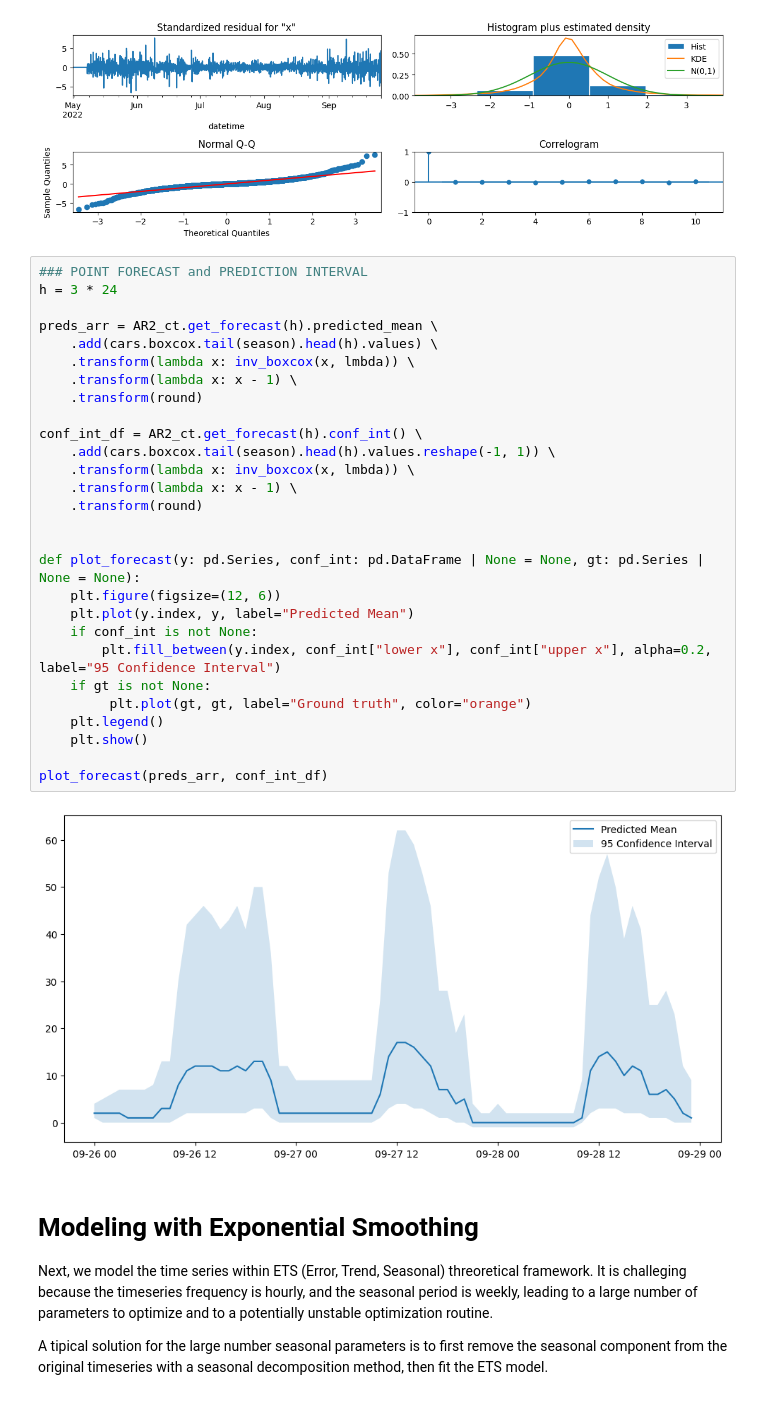
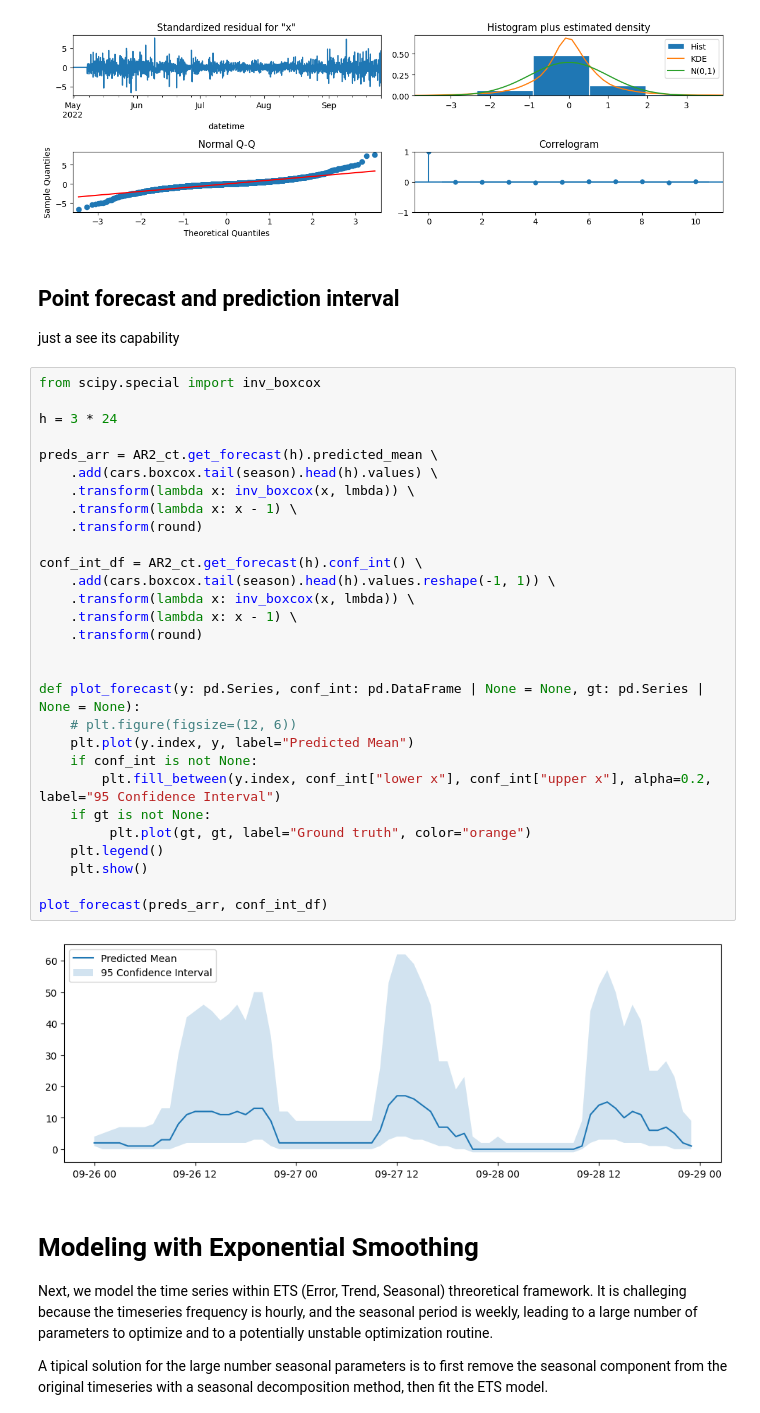
Before and after one commit to Yourne/garage-demand-forecasts, a Jupyter notebook: timeseries_modeling.ipynb, the cells around one changed output. Saved outputs shown, nothing was run; the diff lists cells and outputs as text.

```diff
--- a/timeseries_modeling.ipynb
+++ b/timeseries_modeling.ipynb
@@ -408,36 +402,40 @@ plt.tight_layout()
 plt.show()
 # %% [output]
 [figure]
+# %% [markdown]
+## Point forecast and prediction interval
+just a see its capability
 # %%
-### POINT FORECAST and PREDICTION INTERVAL
+from scipy.special import inv_boxcox
+
 h = 3 * 24
 
 preds_arr = AR2_ct.get_forecast(h).predicted_mean \
     .add(cars.boxcox.tail(season).head(h).values) \
     .transform(lambda x: inv_boxcox(x, lmbda)) \
     .transform(lambda x: x - 1) \
     .transform(round)
 
 conf_int_df = AR2_ct.get_forecast(h).conf_int() \
     .add(cars.boxcox.tail(season).head(h).values.reshape(-1, 1)) \
     .transform(lambda x: inv_boxcox(x, lmbda)) \
     .transform(lambda x: x - 1) \
     .transform(round)
 
 
 def plot_forecast(y: pd.Series, conf_int: pd.DataFrame | None = None, gt: pd.Series | None = None):
-    plt.figure(figsize=(12, 6))
+    # plt.figure(figsize=(12, 6))
     plt.plot(y.index, y, label="Predicted Mean")
     if conf_int is not None:
         plt.fill_between(y.index, conf_int["lower x"], conf_int["upper x"], alpha=0.2, label="95 Confidence Interval")
     if gt is not None:
          plt.plot(gt, gt, label="Ground truth", color="orange")
     plt.legend()
     plt.show()
 
 plot_forecast(preds_arr, conf_int_df)
 # %% [output]
-[figure, old version]
+[figure, new version]
 # %% [markdown]
 # Modeling with Exponential Smoothing
 Next, we model the time series within ETS (Error, Trend, Seasonal)
```
Also changed, not shown: parts of 19 cells of this notebook.
